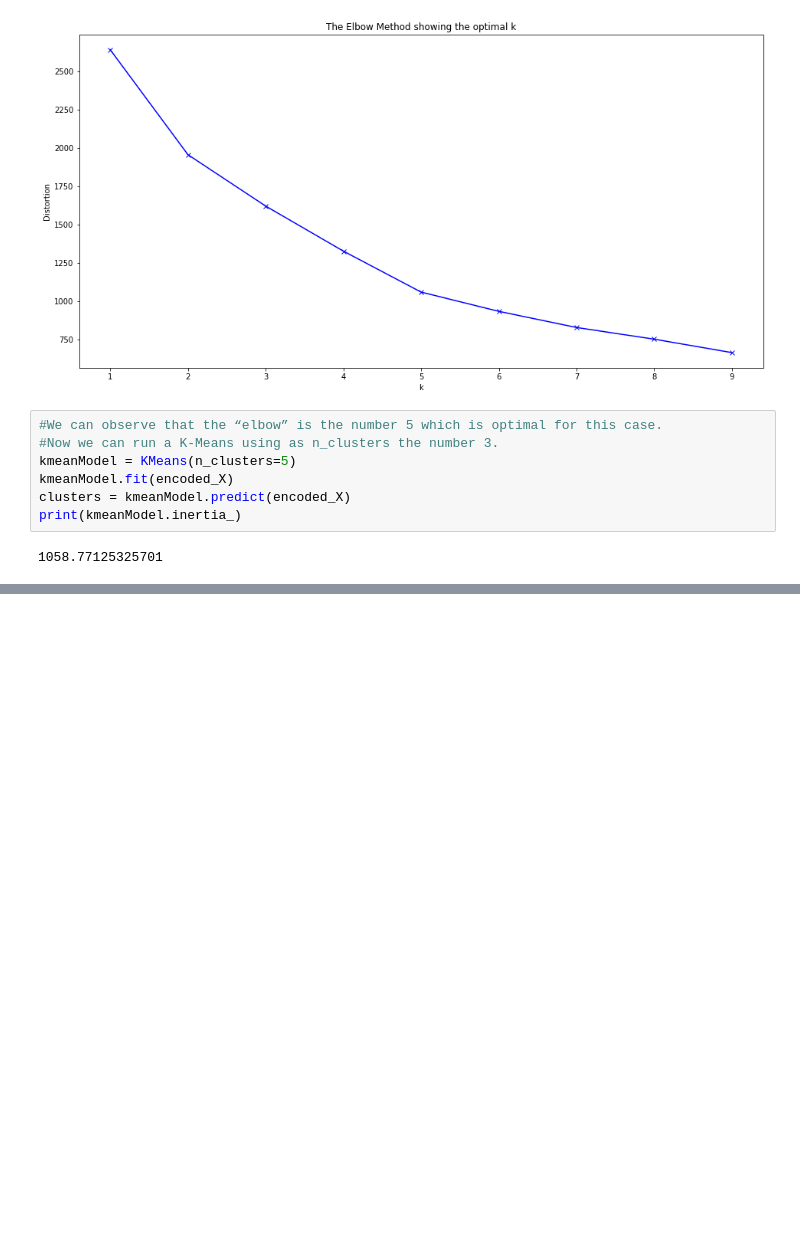
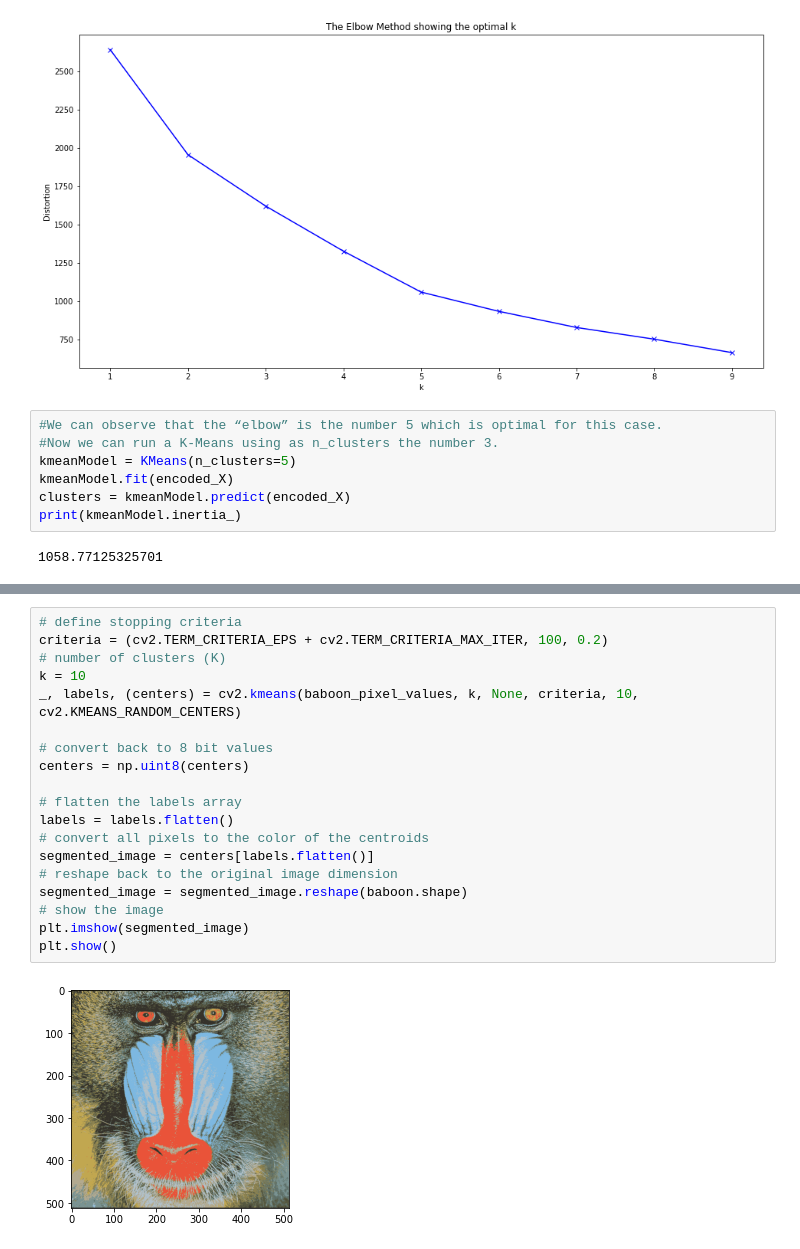
Before and after one commit to YongpengFu/Machine-Learning, a Jupyter notebook: Mini Project Wholesales.ipynb, the cells around one changed output, grey strips where cells are left out. Cells and saved outputs as stored; diff of their text form; blank space fills up the shorter version.

```diff
--- a/Mini Project Wholesales.ipynb
+++ b/Mini Project Wholesales.ipynb
@@ -99,0 +213,21 @@ print(kmeanModel.inertia_)
+# %%
+# define stopping criteria
+criteria = (cv2.TERM_CRITERIA_EPS + cv2.TERM_CRITERIA_MAX_ITER, 100, 0.2)
+# number of clusters (K)
+k = 10
+_, labels, (centers) = cv2.kmeans(baboon_pixel_values, k, None, criteria, 10, cv2.KMEANS_RANDOM_CENTERS)
+
+# convert back to 8 bit values
+centers = np.uint8(centers)
+
+# flatten the labels array
+labels = labels.flatten()
+# convert all pixels to the color of the centroids
+segmented_image = centers[labels.flatten()]
+# reshape back to the original image dimension
+segmented_image = segmented_image.reshape(baboon.shape)
+# show the image
+plt.imshow(segmented_image)
+plt.show()
+# %% [output]
+[figure, added]
```
Also changed, not shown: parts of 10 cells of this notebook.
